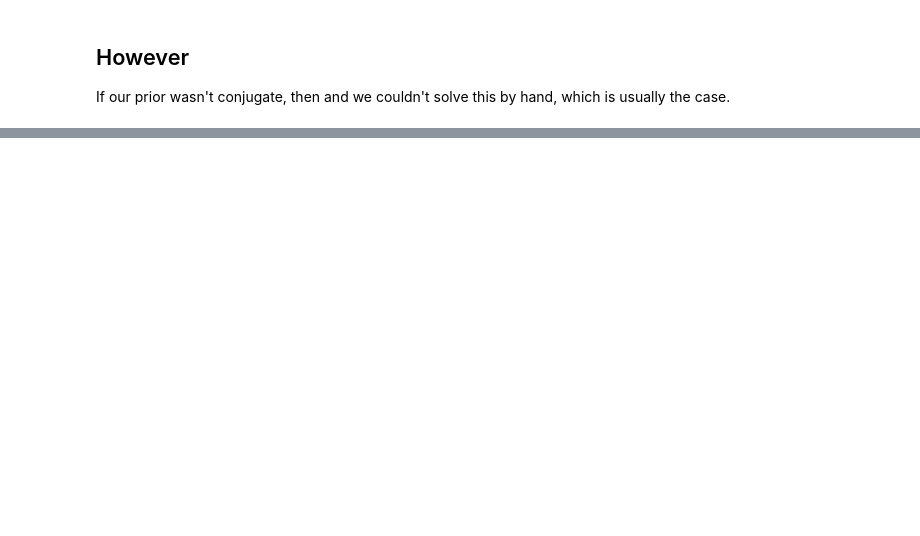
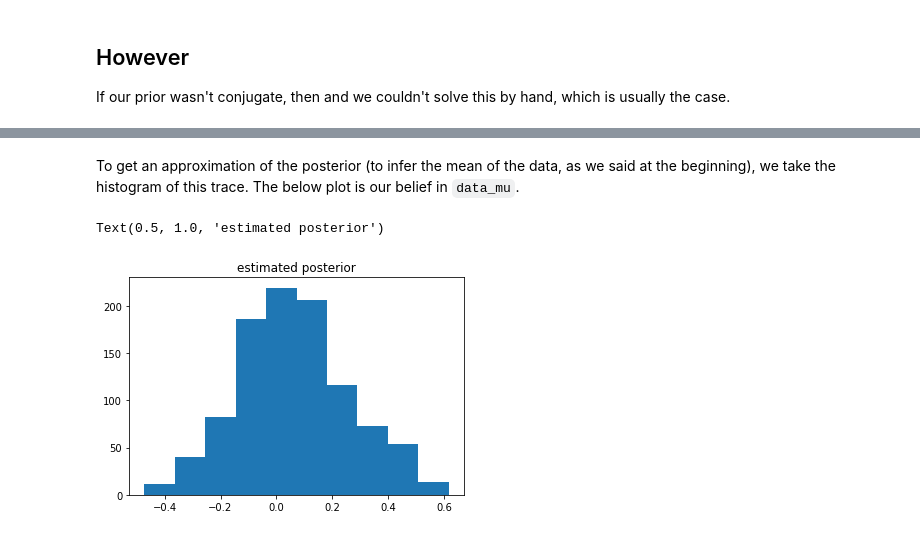
Before and after one commit to XiuliChen/Markov-chain-Monte-Carlo-, a Jupyter notebook: MCMC for beginners.ipynb, the cells around one changed output, grey strips where cells are left out. Drawn from its saved outputs; the diff is of its cells as text; code cells hidden in the pictures; blank space fills up the shorter version.

```diff
--- a/MCMC for beginners.ipynb
+++ b/MCMC for beginners.ipynb
@@ -38,0 +138,8 @@ If our prior wasn't conjugate, then and we couldn't solve this by hand, which is
+# %% [markdown]
+To get an approximation of the posterior (to infer the mean of the data, as we said at the beginning), we take the histogram of this trace. The below plot is our belief in `data_mu`.
+# %%
+plt.hist(posterior)
+plt.title('estimated posterior')
+# %% [output]
+Text(0.5, 1.0, 'estimated posterior')
+[figure, added]
```
Also changed, not shown: parts of 18 cells of this notebook.
